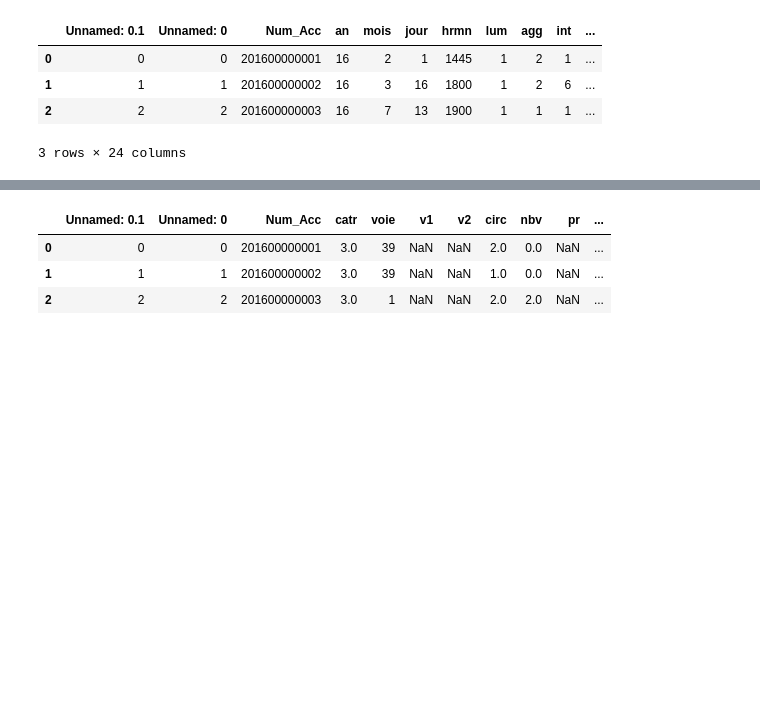
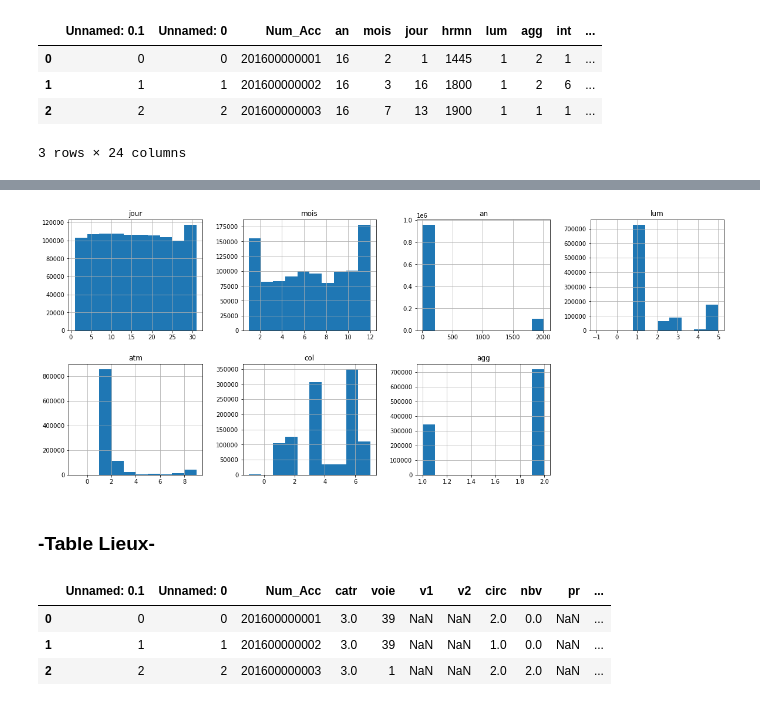
Before and after one commit to YacineHajjiDataScientist/20220814_dsProject, a Jupyter notebook: 20220821_projectDS.ipynb, the cells around one changed output, grey strips where cells are left out. Saved outputs shown, nothing was run; the diff lists cells and outputs as text; code cells hidden in the pictures; blank space fills up the shorter version.

```diff
--- a/20220821_projectDS.ipynb
+++ b/20220821_projectDS.ipynb
@@ -200,3 +217,9 @@ dtype: float64
+# %%
+dfCarac[['jour', 'mois', 'an', 'lum', 'atm', 'col', 'agg']].hist(figsize=(20, 8), layout=(2, 4));
+# %% [output]
+[figure, added]
+# %% [markdown]
+### -Table Lieux-
 # %%
 dfLieux.head(3)
 # %% [output]
```
Also changed, not shown: parts of 63 cells of this notebook.
